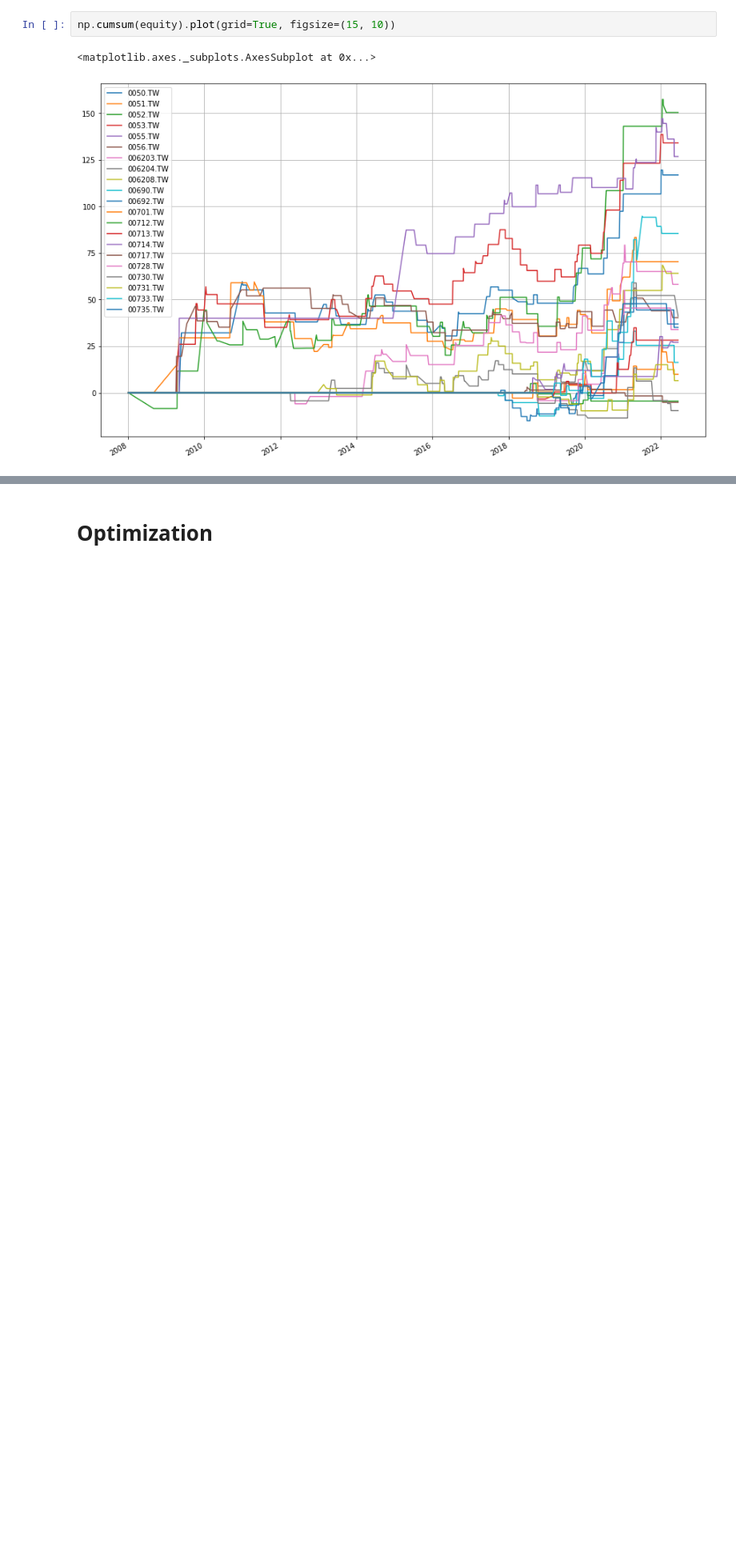
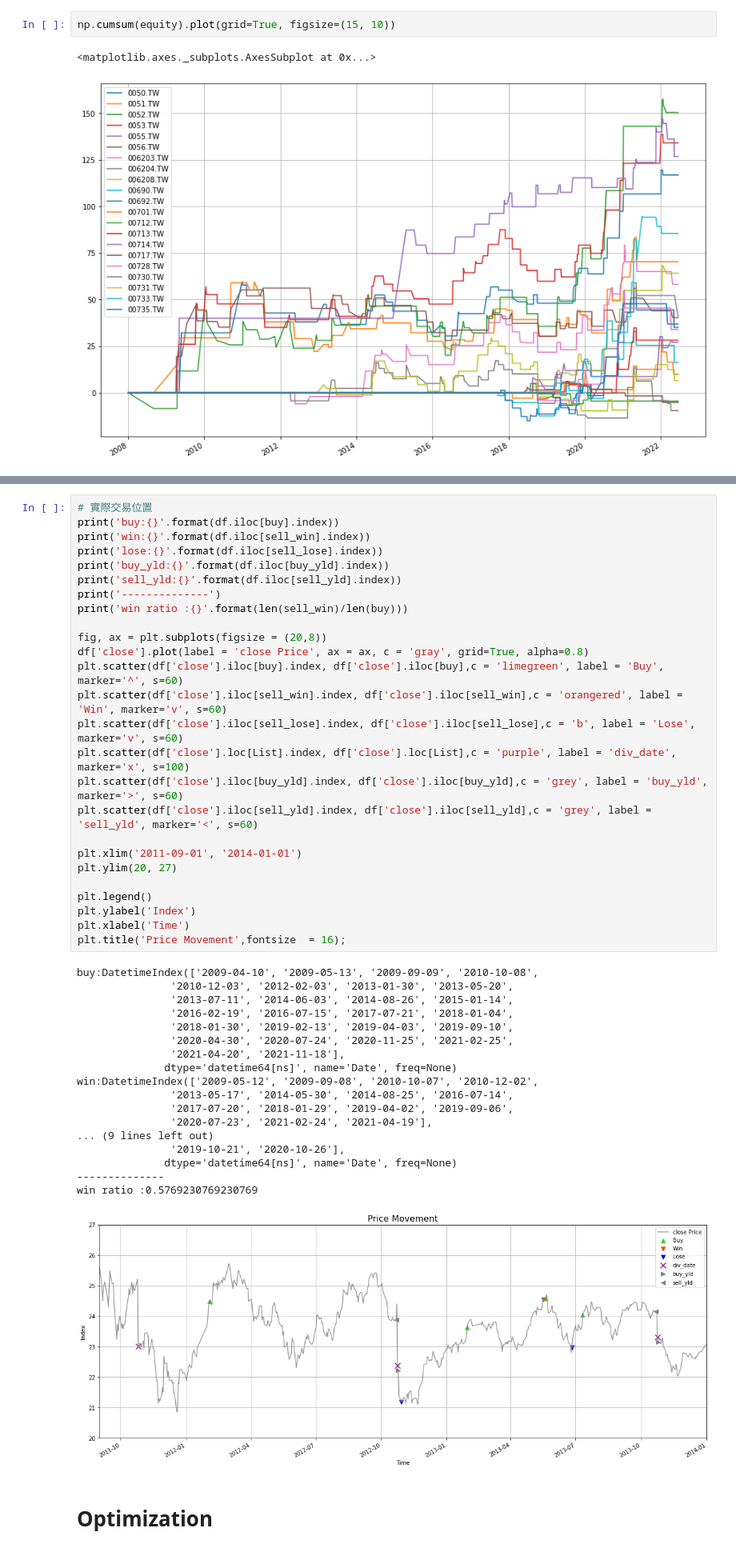
Before and after one commit to benson85560/yuanta, a Jupyter notebook: NEW_Div_yld_ATC_Strategy.ipynb, the cells around one changed output, grey strips where cells are left out. Shown at 80% size. Cells and saved outputs as stored; diff of their text form; blank space fills up the shorter version.

```diff
--- a/NEW_Div_yld_ATC_Strategy.ipynb
+++ b/NEW_Div_yld_ATC_Strategy.ipynb
@@ -572,3 +879,48 @@ np.cumsum(equity).plot(grid=True, figsize=(15, 10))
+# %%
+# 實際交易位置
+print('buy:{}'.format(df.iloc[buy].index))
+print('win:{}'.format(df.iloc[sell_win].index))
+print('lose:{}'.format(df.iloc[sell_lose].index))
+print('buy_yld:{}'.format(df.iloc[buy_yld].index))
+print('sell_yld:{}'.format(df.iloc[sell_yld].index))
+print('--------------')
+print('win ratio :{}'.format(len(sell_win)/len(buy)))
+
+fig, ax = plt.subplots(figsize = (20,8))
+df['close'].plot(label = 'close Price', ax = ax, c = 'gray', grid=True, alpha=0.8)
+plt.scatter(df['close'].iloc[buy].index, df['close'].iloc[buy],c = 'limegreen', label = 'Buy', marker='^', s=60)
+plt.scatter(df['close'].iloc[sell_win].index, df['close'].iloc[sell_win],c = 'orangered', label = 'Win', marker='v', s=60)
+plt.scatter(df['close'].iloc[sell_lose].index, df['close'].iloc[sell_lose],c = 'b', label = 'Lose', marker='v', s=60)
+plt.scatter(df['close'].loc[List].index, df['close'].loc[List],c = 'purple', label = 'div_date', marker='x', s=100)
+plt.scatter(df['close'].iloc[buy_yld].index, df['close'].iloc[buy_yld],c = 'grey', label = 'buy_yld', marker='>', s=60)
+plt.scatter(df['close'].iloc[sell_yld].index, df['close'].iloc[sell_yld],c = 'grey', label = 'sell_yld', marker='<', s=60)
+
+plt.xlim('2011-09-01', '2014-01-01')
+plt.ylim(20, 27)
+
+plt.legend()
+plt.ylabel('Index')
+plt.xlabel('Time')
+plt.title('Price Movement',fontsize  = 16);
+# %% [output]
+buy:DatetimeIndex(['2009-04-10', '2009-05-13', '2009-09-09', '2010-10-08',
+               '2010-12-03', '2012-02-03', '2013-01-30', '2013-05-20',
+               '2013-07-11', '2014-06-03', '2014-08-26', '2015-01-14',
+               '2016-02-19', '2016-07-15', '2017-07-21', '2018-01-04',
+               '2018-01-30', '2019-02-13', '2019-04-03', '2019-09-10',
+               '2020-04-30', '2020-07-24', '2020-11-25', '2021-02-25',
+               '2021-04-20', '2021-11-18'],
+              dtype='datetime64[ns]', name='Date', freq=None)
+win:DatetimeIndex(['2009-05-12', '2009-09-08', '2010-10-07', '2010-12-02',
+               '2013-05-17', '2014-05-30', '2014-08-25', '2016-07-14',
+               '2017-07-20', '2018-01-29', '2019-04-02', '2019-09-06',
+               '2020-07-23', '2021-02-24', '2021-04-19'],
+... (9 lines left out)
+               '2019-10-21', '2020-10-26'],
+              dtype='datetime64[ns]', name='Date', freq=None)
+--------------
+win ratio :0.5769230769230769
+[figure, added]
 # %% [markdown]
 # **Optimization**
 # %% [markdown]
```
Also changed, not shown: parts of 12 cells of this notebook.
